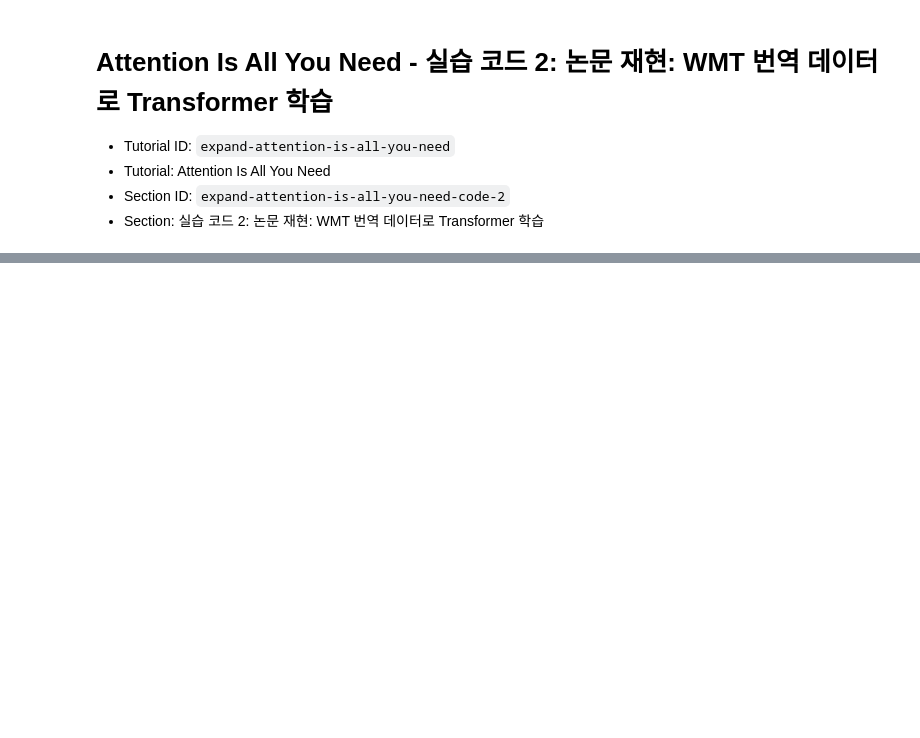
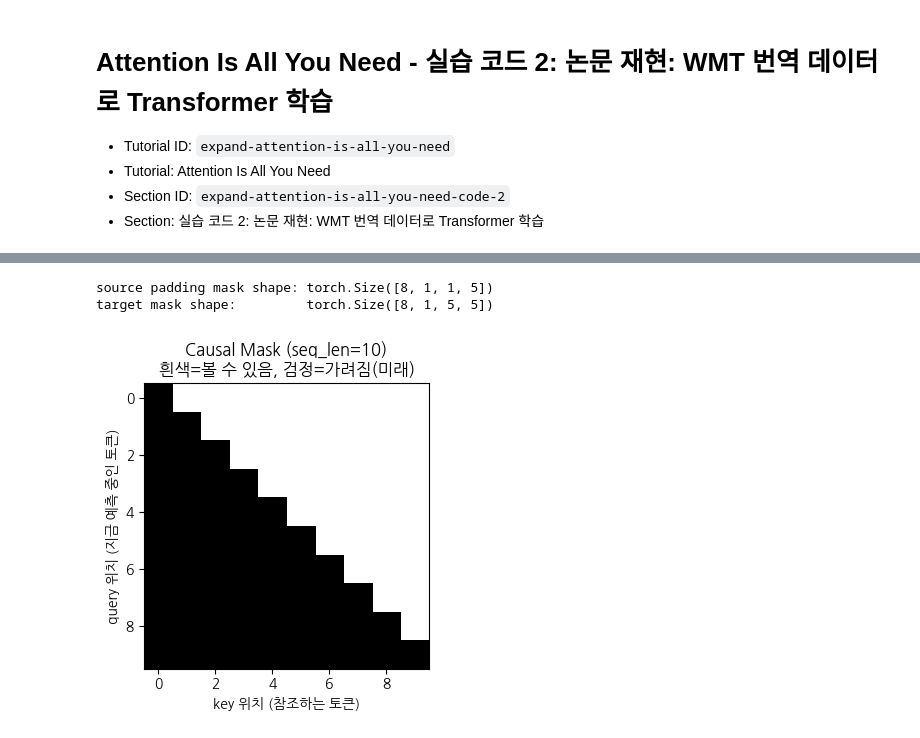
Before and after one commit to transformerfoundation/colab-practice-test, a Jupyter notebook: tutorial_ipynb_collection_ver_4/016_Attention-Is-All-You-Need__Practice-Code-2-Paper-Reproduction-WMT-Transformer-Training.ipynb, the cells around one changed output, grey strips where cells are left out. Cells and saved outputs as stored; diff of their text form; code cells hidden in the pictures; blank space fills up the shorter version.

```diff
--- a/tutorial_ipynb_collection_ver_4/016_Attention-Is-All-You-Need__Practice-Code-2-Paper-Reproduction-WMT-Transformer-Training.ipynb
+++ b/tutorial_ipynb_collection_ver_4/016_Attention-Is-All-You-Need__Practice-Code-2-Paper-Reproduction-WMT-Transformer-Training.ipynb
@@ -146,0 +601,42 @@ def train_transformer(model, train_loader, epochs=10, d_model=512):
+# %%
+def make_padding_mask(seq, pad_idx):
+    """
+    seq: (batch, seq_len) 정수 인덱스 텐서
+    반환: (batch, 1, 1, seq_len) - <pad>가 아닌 위치는 True, <pad>인 위치는 False
+          MultiHeadAttention 내부의 (batch, heads, seq_q, seq_k) 텐서에 브로드캐스팅으로 적용됩니다.
+    """
+    return (seq != pad_idx).unsqueeze(1).unsqueeze(2)
+
+
+def generate_causal_mask(seq_len):
+    """하삼각 마스크: 미래 토큰을 보지 못하게 막음. 반환 shape: (1, 1, seq_len, seq_len)"""
+    mask = torch.tril(torch.ones(seq_len, seq_len)).bool()
+    return mask.unsqueeze(0).unsqueeze(0)
+
+
+def make_tgt_mask(tgt, pad_idx):
+    """디코더용 마스크 = 패딩 마스크 AND 미래 토큰 마스크 (두 조건을 모두 만족해야 그 위치를 볼 수 있음)"""
+    seq_len = tgt.size(1)
+    pad_mask = make_padding_mask(tgt, pad_idx)                   # (batch, 1, 1, seq_len)
+    causal_mask = generate_causal_mask(seq_len).to(tgt.device)   # (1, 1, seq_len, seq_len)
+    return pad_mask & causal_mask                                  # 브로드캐스팅 -> (batch, 1, seq_len, seq_len)
+
+
+# ── 동작 확인: 2절에서 만든 sample_src, sample_tgt로 실제 shape을 찍어봅니다 ──
+demo_src_mask = make_padding_mask(sample_src, PAD_IDX)
+demo_tgt_mask = make_tgt_mask(sample_tgt[:, :-1], PAD_IDX)
+print("source padding mask shape:", demo_src_mask.shape)
+print("target mask shape:        ", demo_tgt_mask.shape)
+
+# causal mask 부분만 그림으로 확인
+plt.figure(figsize=(4, 4))
+plt.imshow(generate_causal_mask(10)[0, 0].numpy(), cmap="Greys")
+plt.title("Causal Mask (seq_len=10)\n흰색=볼 수 있음, 검정=가려짐(미래)")
+plt.xlabel("key 위치 (참조하는 토큰)")
+plt.ylabel("query 위치 (지금 예측 중인 토큰)")
+plt.tight_layout()
+plt.show()
+# %% [output]
+source padding mask shape: torch.Size([8, 1, 1, 5])
+target mask shape:         torch.Size([8, 1, 5, 5])
+[figure, added]
```
Also changed, not shown: parts of 48 cells of this notebook, 4 other files.
